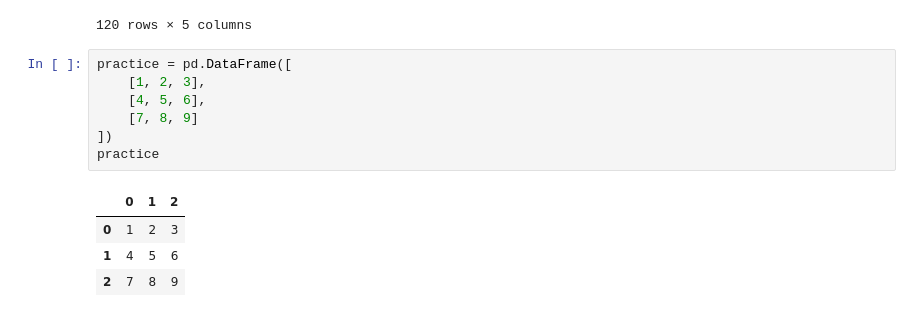
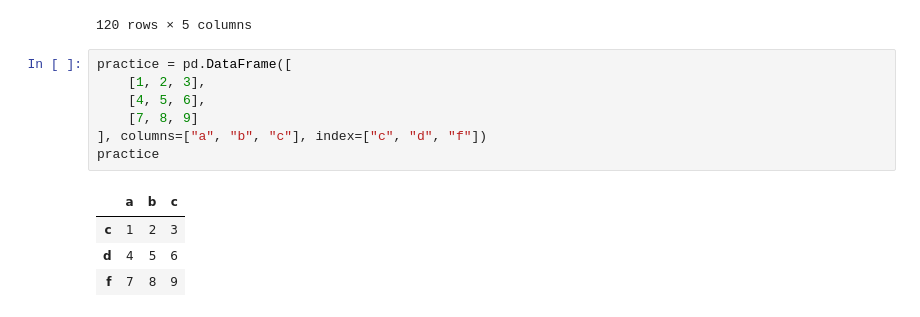
Before and after one commit to feiii528/Tibame_T.Elwing, a Jupyter notebook: 250113_1.ipynb, the cells around one changed output. Cells and saved outputs as stored; diff of their text form.

```diff
--- a/250113_1.ipynb
+++ b/250113_1.ipynb
@@ -108,12 +108,12 @@ https://tabelog.com/tw/tokyo/A1305/A130501/13172081/
 # %%
 practice = pd.DataFrame([
     [1, 2, 3],
     [4, 5, 6],
     [7, 8, 9]
-])
+], columns=["a", "b", "c"], index=["c", "d", "f"])
 practice
 # %% [output]
-|  | 0 | 1 | 2 |
-| 0 | 1 | 2 | 3 |
-| 1 | 4 | 5 | 6 |
-| 2 | 7 | 8 | 9 |
+|  | a | b | c |
+| c | 1 | 2 | 3 |
+| d | 4 | 5 | 6 |
+| f | 7 | 8 | 9 |
```
Also changed, not shown: parts of 3 cells of this notebook.
